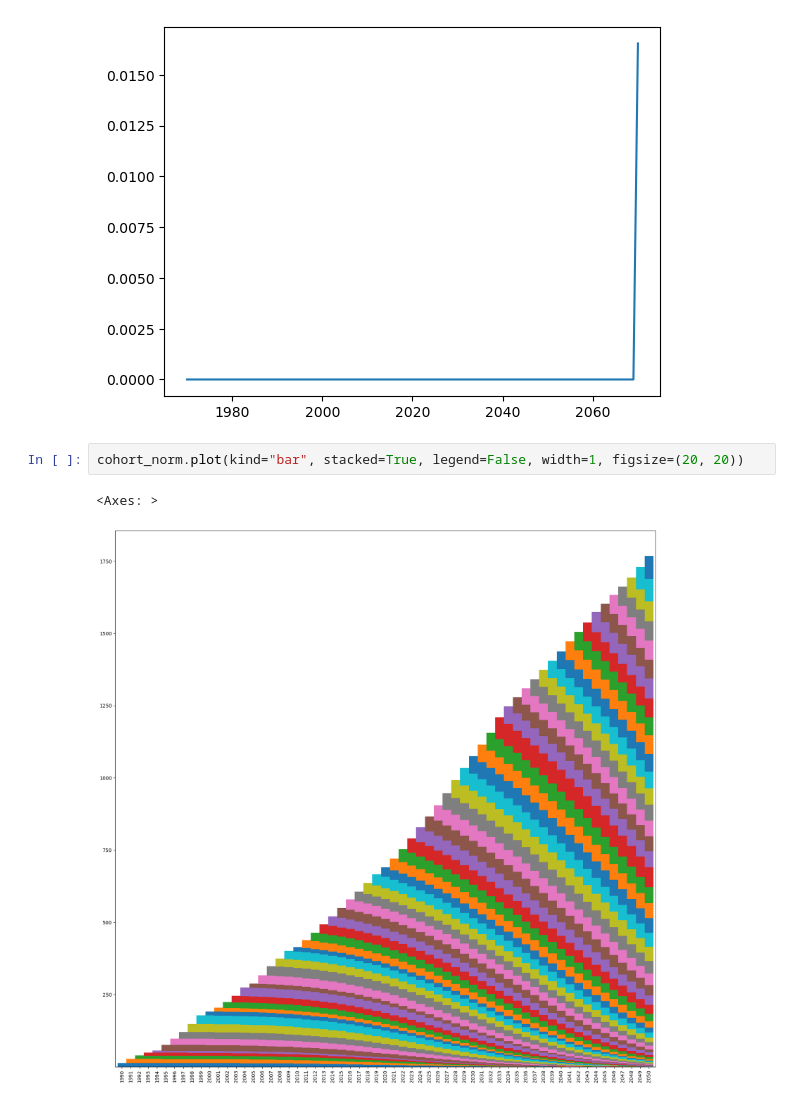
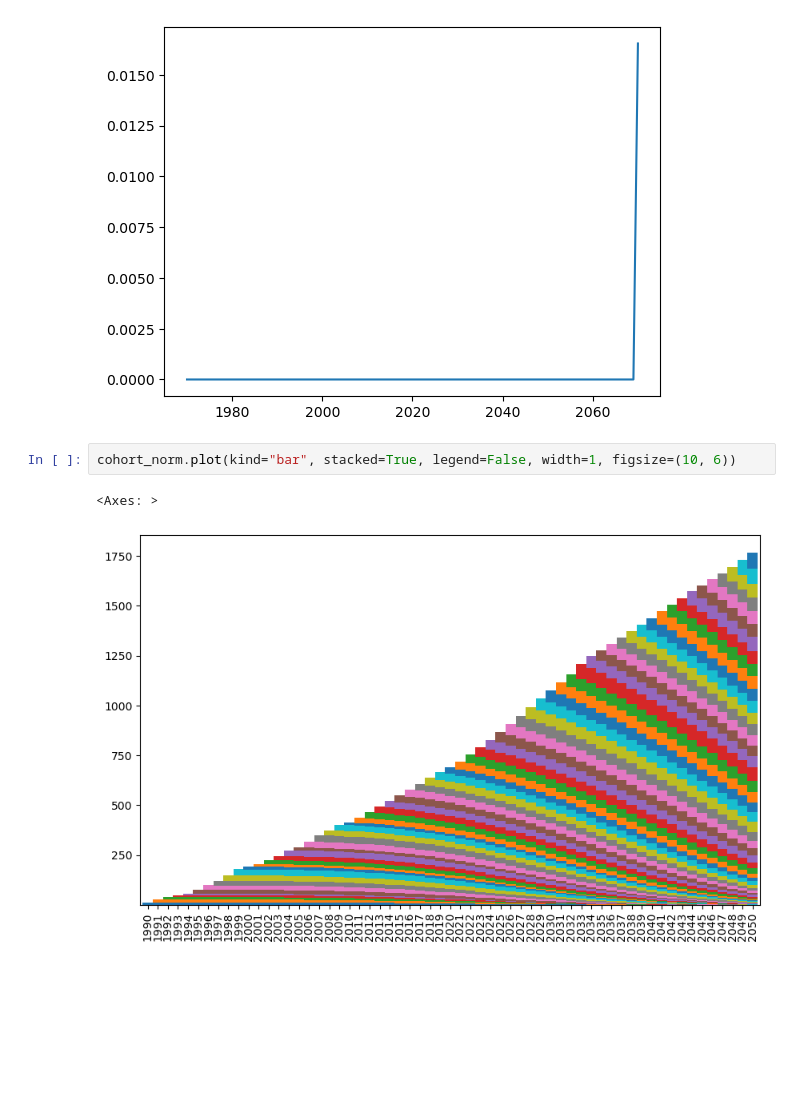
Before and after one commit to adrien-perello/MFA, a Jupyter notebook: notebooks/practicals/week2_practical.ipynb, the cells around one changed output. Cells and saved outputs as stored; diff of their text form; blank space fills up the shorter version.

```diff
--- a/notebooks/practicals/week2_practical.ipynb
+++ b/notebooks/practicals/week2_practical.ipynb
@@ -623,7 +623,7 @@ ts = flow_driven_model(
 <Axes: >
 [figure]
 # %%
-cohort_norm.plot(kind="bar", stacked=True, legend=False, width=1, figsize=(20, 20))
+cohort_norm.plot(kind="bar", stacked=True, legend=False, width=1, figsize=(10, 6))
 # %% [output]
 <Axes: >
-[figure, old version]
+[figure, new version]
```
